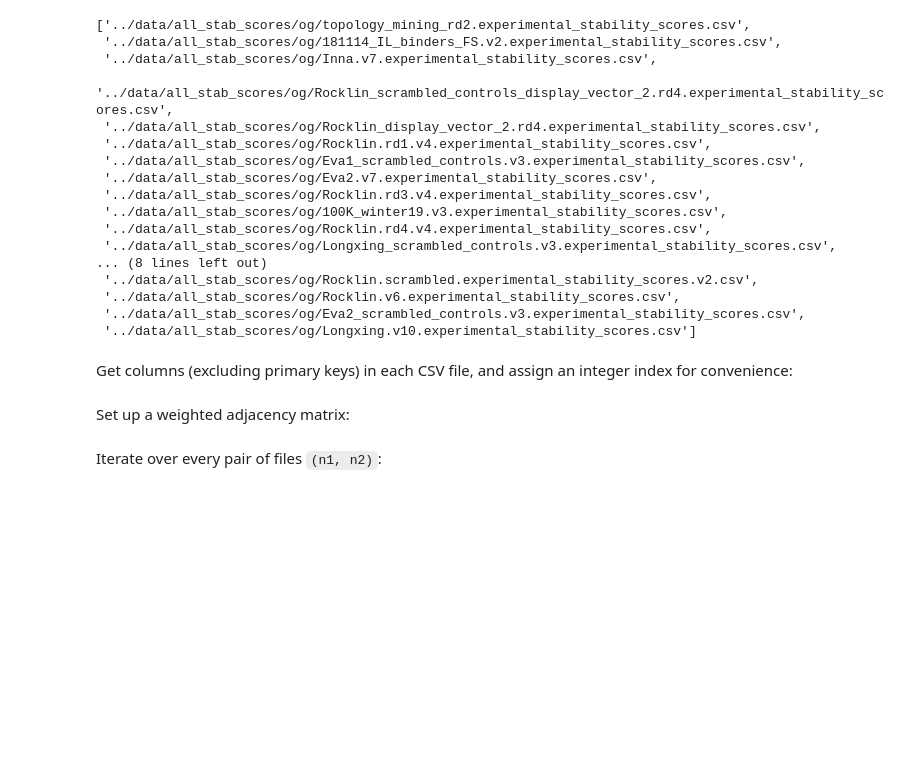
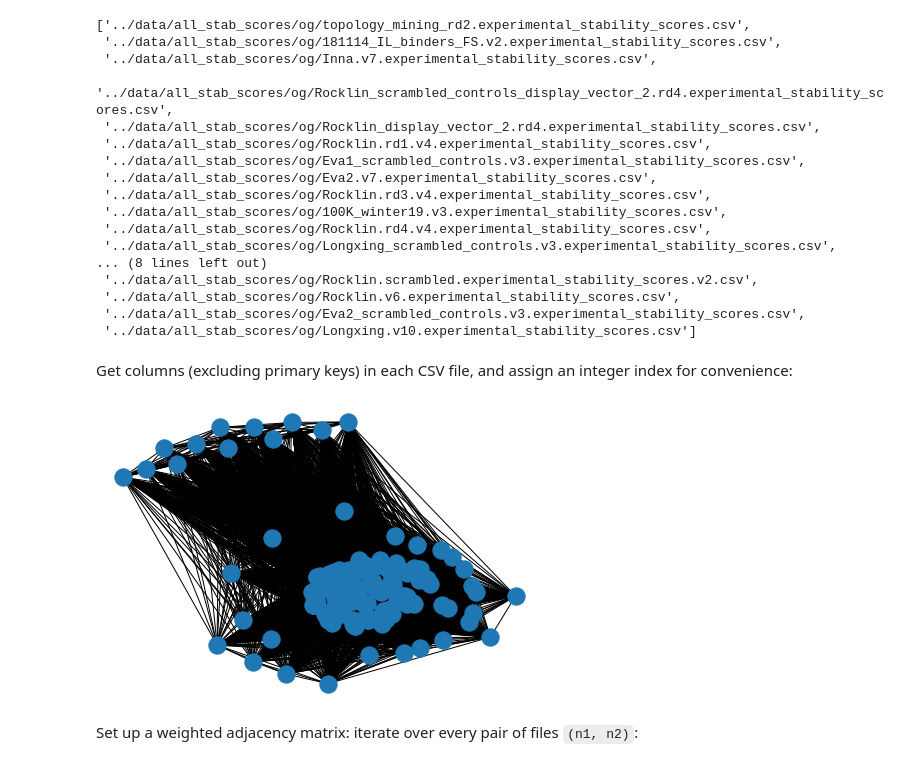
Before and after one commit to eho-tacc/vdr_frictionless_prototypes, a Jupyter notebook: vdr_migration/notebooks/20210222.ipynb, the cells around one changed output. Cells and saved outputs as stored; diff of their text form; code cells hidden in the pictures; blank space fills up the shorter version.

```diff
--- a/vdr_migration/notebooks/20210222.ipynb
+++ b/vdr_migration/notebooks/20210222.ipynb
@@ -22,7 +23,7 @@ Continuation of [20210201](./20210201.ipynb) notebook. I'll probably use Network
 
 First step is to represent these files as a graph:
 # %%
-primary_keys = ['dataset', 'name']
+primary_keys = ['dataset', 'name', 'chip_name']
 # %%
 all_fps = glob.glob("../data/all_stab_scores/og/*.csv")
 all_fps
@@ -55,4 +85,34 @@ col_dict = {int_idx: get_cols(fp) for int_idx, fp in enumerate(all_fps)}
+# %%
+def get_graph_from_fdict(fdict, cmap=dict()):
+    """Returns a NetworkX graph from an `fdict`, where
+    nodes are columns. The weight of each edge is the
+    number of files that contain both columns (nodes).
+    """
+    g = nx.Graph()
+    for k1, k2 in product(*[list(fdict.keys())] * 2):
+        if k1 == k2:
+            continue
+
+        # determine which files are shared
+        f1 = set(fdict[k1])
+        f2 = set(fdict[k2])
+        shared = f1.intersection(f2)
+
+        # add graph edge
+        props = {
+            'shared_files': shared,
+            'weight': len(shared)
+        }
+        g.add_edge(k1, k2, **props)
+
+        # add node attr for convenience
+        g.nodes[k1]['column_name'] = cmap.get(k1, None)
+        g.nodes[k2]['column_name'] = cmap.get(k2, None)
+    return g
+
+g = get_graph_from_fdict(fdict, cmap=cmap)
+nx.draw(g, with_labels=False)
+# %% [output]
+[figure, added]
 # %% [markdown]
-Set up a weighted adjacency matrix:
+Set up a weighted adjacency matrix: iterate over every pair of files `(n1, n2)`:
-# %% [markdown]
-Iterate over every pair of files `(n1, n2)`:
```
Also changed, not shown: parts of 29 cells of this notebook, 1 other file.
